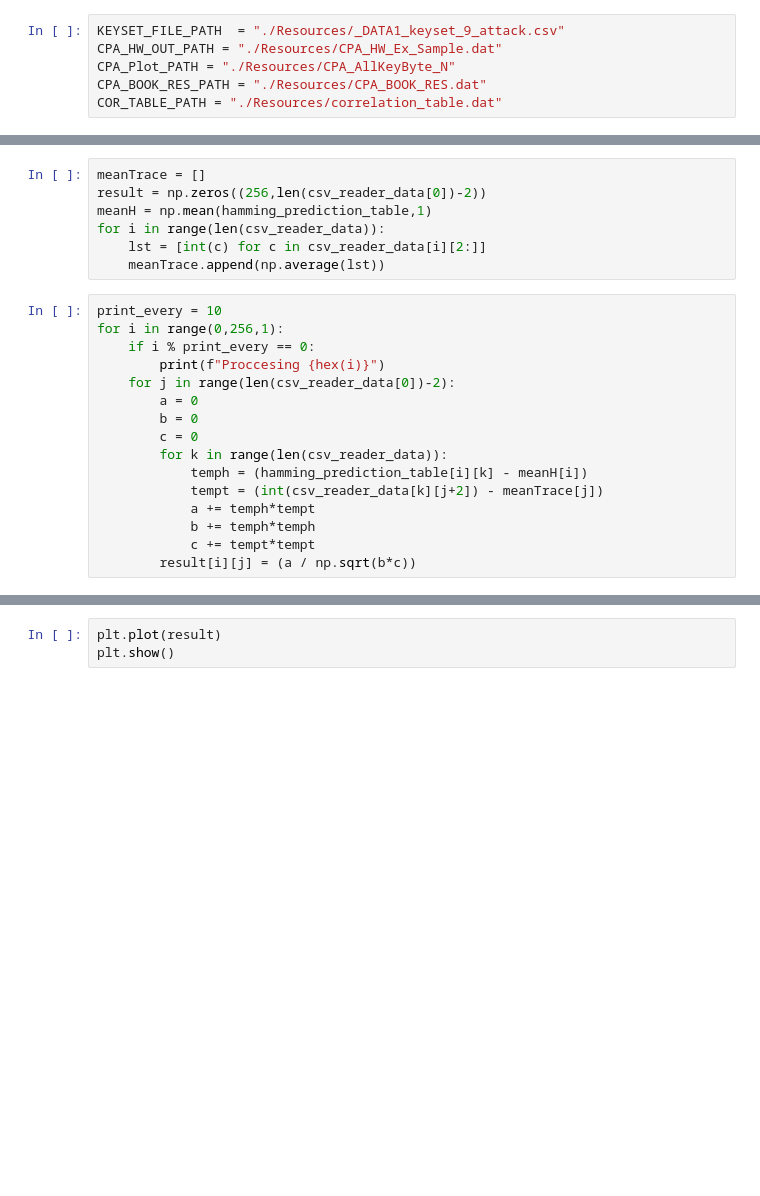
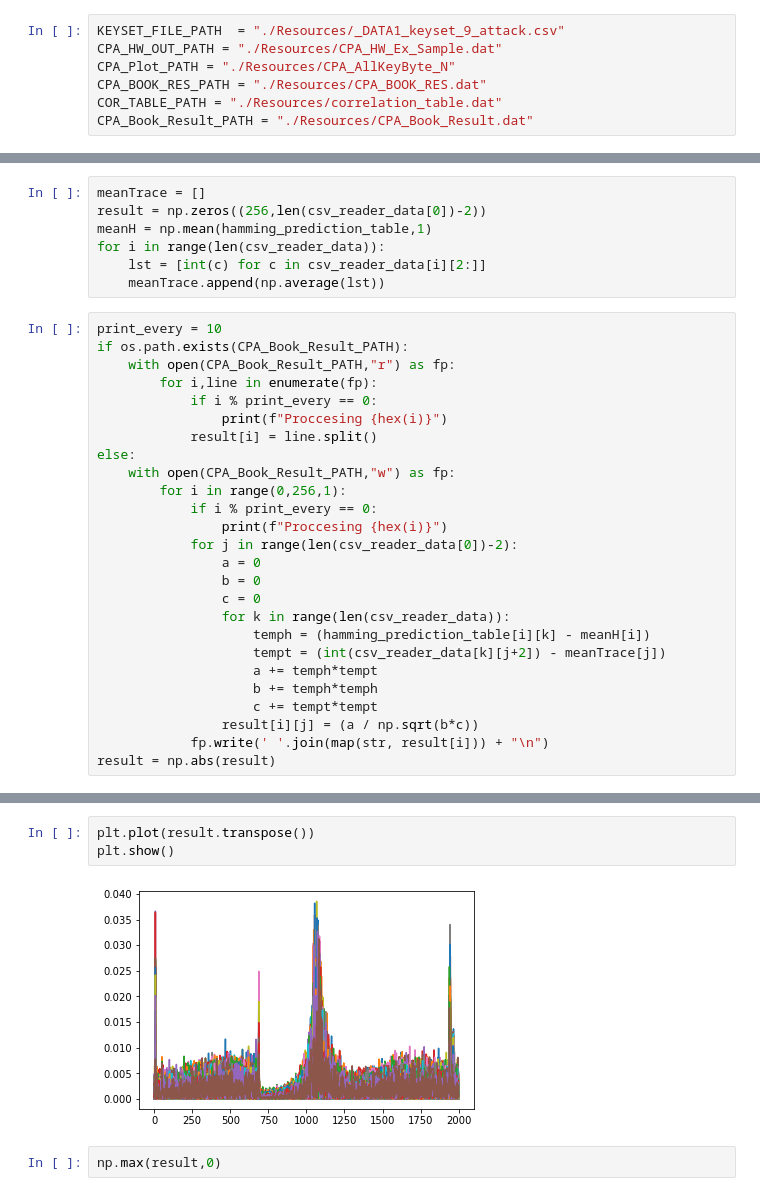
Before and after one commit to kfirgirstein/Hardware_Security_HW_049017, a Jupyter notebook: HW/HW2/part2_2.ipynb, the cells around one changed output, grey strips where cells are left out. Cells and saved outputs as stored; diff of their text form; blank space fills up the shorter version.

```diff
--- a/HW/HW2/part2_2.ipynb
+++ b/HW/HW2/part2_2.ipynb
@@ -16,6 +16,7 @@ CPA_HW_OUT_PATH = "./Resources/CPA_HW_Ex_Sample.dat"
 CPA_Plot_PATH = "./Resources/CPA_AllKeyByte_N"
 CPA_BOOK_RES_PATH = "./Resources/CPA_BOOK_RES.dat"
 COR_TABLE_PATH = "./Resources/correlation_table.dat"
+CPA_Book_Result_PATH = "./Resources/CPA_Book_Result.dat"
 # %%
 wstart = 10
 wstop = 1999
@@ -270,17 +236,27 @@ for i in range(len(csv_reader_data)):
     meanTrace.append(np.average(lst))
 # %%
 print_every = 10
-for i in range(0,256,1):
-    if i % print_every == 0:
-        print(f"Proccesing {hex(i)}")
-    for j in range(len(csv_reader_data[0])-2):
-        a = 0
-        b = 0
-        c = 0
-        for k in range(len(csv_reader_data)):
-            temph = (hamming_prediction_table[i][k] - meanH[i])
-            tempt = (int(csv_reader_data[k][j+2]) - meanTrace[j])
-            a += temph*tempt
-            b += temph*temph
-            c += tempt*tempt
-        result[i][j] = (a / np.sqrt(b*c))
+if os.path.exists(CPA_Book_Result_PATH):
+    with open(CPA_Book_Result_PATH,"r") as fp:
+        for i,line in enumerate(fp):
+            if i % print_every == 0:
+                print(f"Proccesing {hex(i)}")
+            result[i] = line.split()
+else:
+    with open(CPA_Book_Result_PATH,"w") as fp:
+        for i in range(0,256,1):
+            if i % print_every == 0:
+                print(f"Proccesing {hex(i)}")
+            for j in range(len(csv_reader_data[0])-2):
+                a = 0
+                b = 0
+                c = 0
+                for k in range(len(csv_reader_data)):
+                    temph = (hamming_prediction_table[i][k] - meanH[i])
+                    tempt = (int(csv_reader_data[k][j+2]) - meanTrace[j])
+                    a += temph*tempt
+                    b += temph*temph
+                    c += tempt*tempt
+                result[i][j] = (a / np.sqrt(b*c))
+            fp.write(' '.join(map(str, result[i])) + "\n")
+result = np.abs(result)
@@ -289,3 +297,7 @@ display(pd.DataFrame(result))
 # %%
-plt.plot(result)
+plt.plot(result.transpose())
 plt.show()
+# %% [output]
+[figure, added]
+# %%
+np.max(result,0)
```
Also changed, not shown: parts of 9 cells of this notebook, 10 other files.
